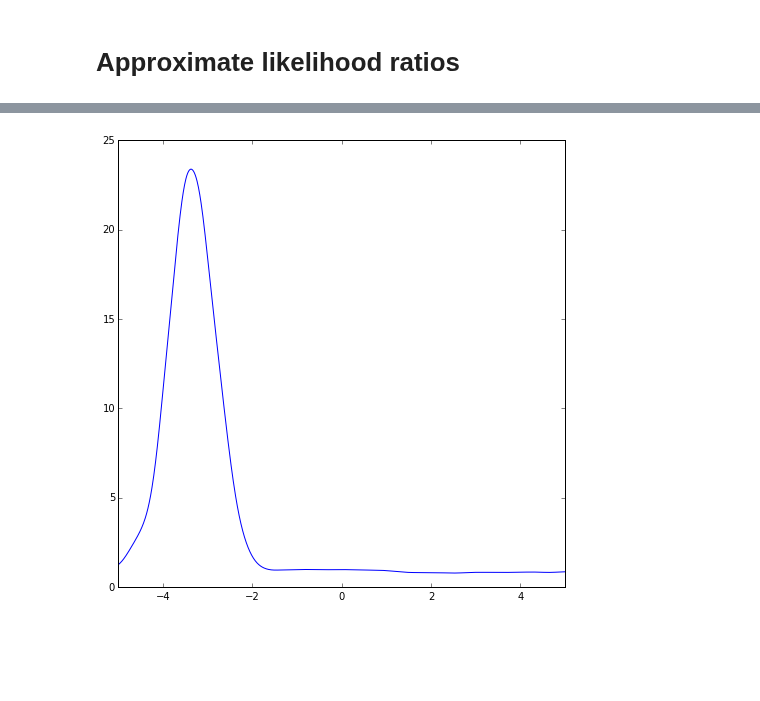
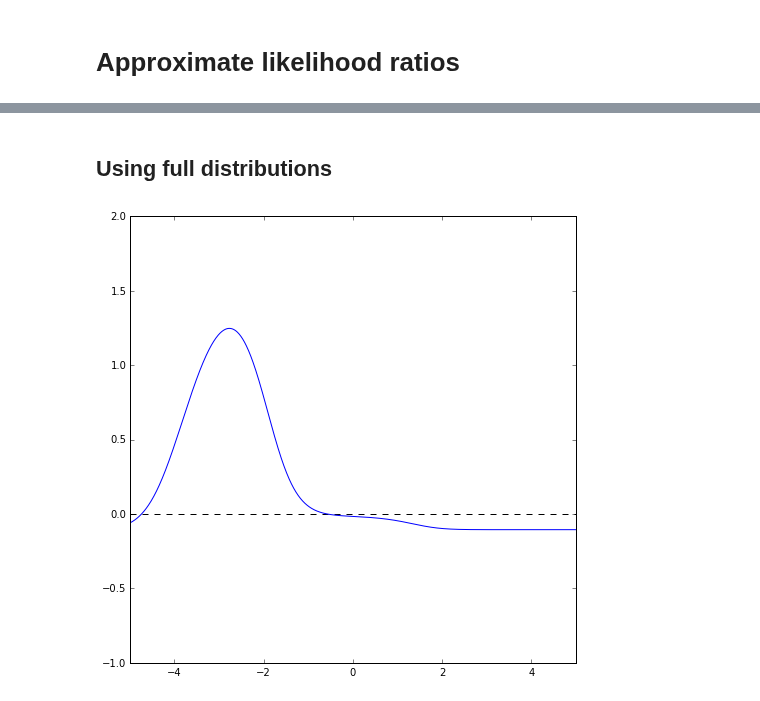
Before and after one commit to glouppe/notebooks, a Jupyter notebook: Approximate likelihood ratios.ipynb, the cells around one changed output, grey strips where cells are left out. Saved outputs shown, nothing was run; the diff lists cells and outputs as text; code cells hidden in the pictures; blank space fills up the shorter version.

```diff
--- a/Approximate likelihood ratios.ipynb
+++ b/Approximate likelihood ratios.ipynb
@@ -79,16 +96,0 @@ plt.show()
-# %%
-# Dont know any way to compose distributions from base scipy.stats distributions
-# So let's use KDE approximates instead
-
-d_0 = generate(100000, components, w_0)
-d_1 = generate(100000, components, w_1)
-
-p_theta_0 = gaussian_kde(d_0)
-p_theta_1 = gaussian_kde(d_1)
-
-x = np.linspace(-5, 5, num=1000)
-plt.plot(x, p_theta_0.pdf(x), label="theta_0")
-plt.plot(x, p_theta_1.pdf(x), label="theta_1")
-plt.xlim(-5, 5)
-plt.legend()
-plt.show()
@@ -97,17 +97,27 @@ plt.show()
+# %% [markdown]
+## Using full distributions
 # %%
-def likelihood_ratio(d, p_theta_0, p_theta_1):
+def likelihood_ratio(d, p_theta_0, p_theta_1, log=True):
     with np.warnings.catch_warnings():
         np.warnings.simplefilter("ignore")
-        r = p_theta_0.pdf(d) / p_theta_1.pdf(d)
+
+        if log:
+            r = np.log(p_theta_0.pdf(d)) - np.log(p_theta_1.pdf(d))
+        else:
+            r = p_theta_0.pdf(d) / p_theta_1.pdf(d)
+
     r[np.isnan(r)] = 0
     r[np.isinf(r)] = 0
+
     return r
 
 x = np.linspace(-5, 5, num=1000)
+plt.plot([-5, 5], [0.0, 0.0], "k--")
 plt.plot(x, likelihood_ratio(x, p_theta_0, p_theta_1))
 plt.xlim(-5, 5)
+plt.ylim(-1, 2)
 plt.show()
 # %% [output]
-[figure, old version]
+[figure, new version]
 # %%
 # Build a classification task between the two full distributions
```
Also changed, not shown: parts of 12 cells of this notebook.
